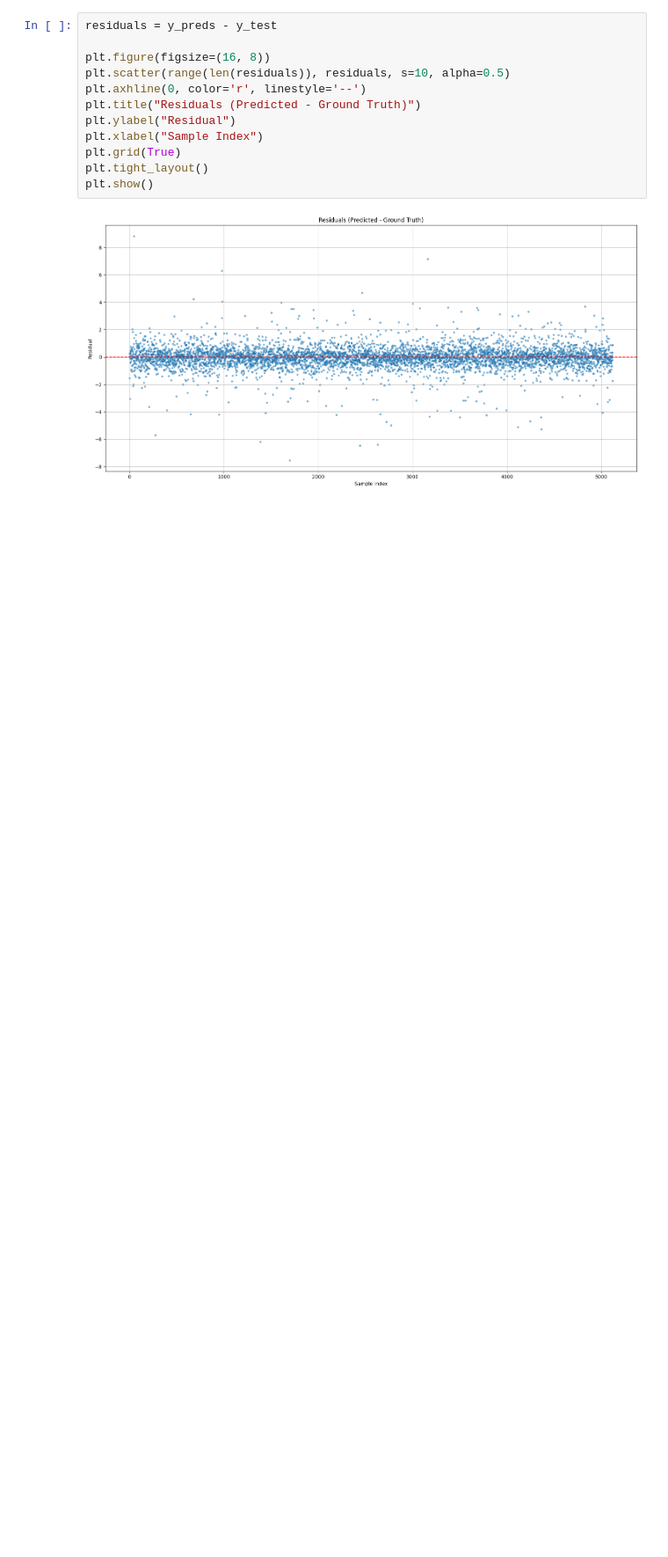
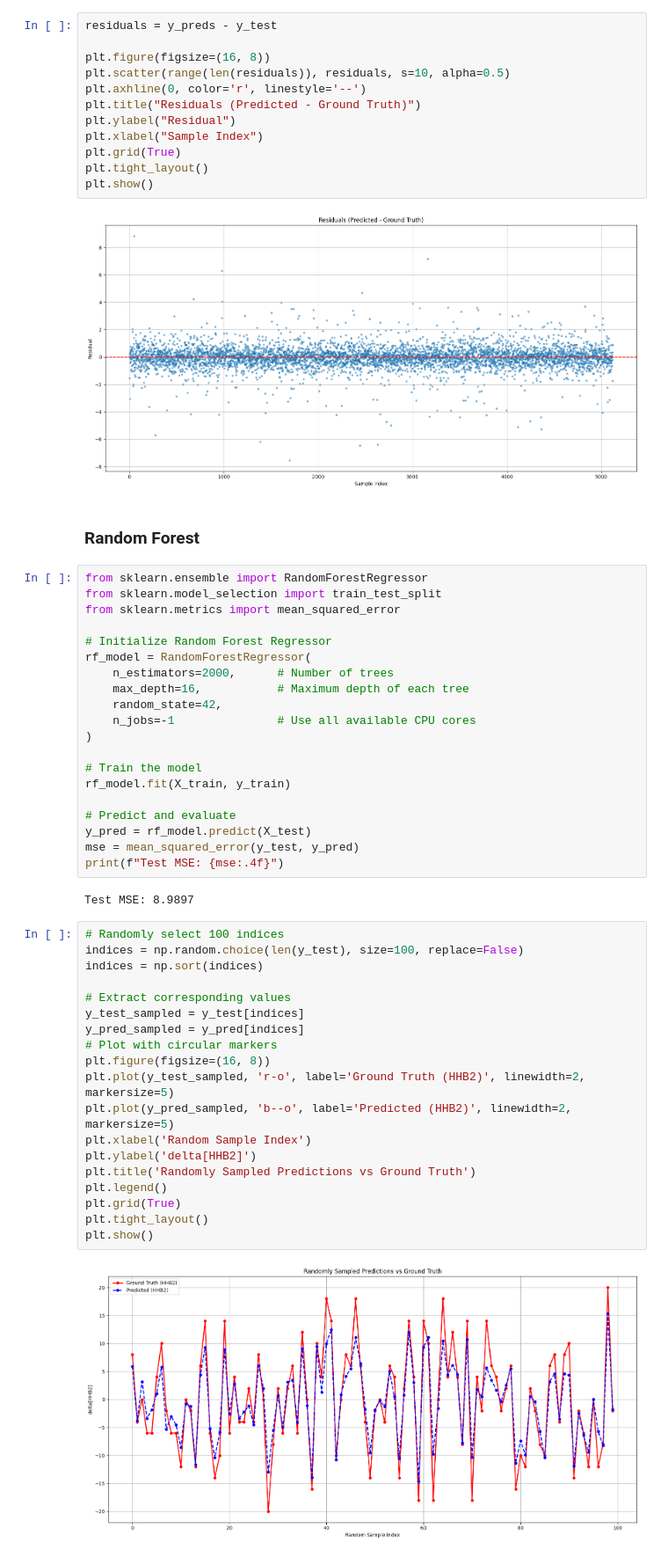
Before and after one commit to HaiyangTa/MCX_bbnirs_simulation_2layer, a Jupyter notebook: Fittings/FD_hhb2_delta.ipynb, the cells around one changed output. Shown at 88% size. Cells and saved outputs as stored; diff of their text form; blank space fills up the shorter version.

```diff
--- a/Fittings/FD_hhb2_delta.ipynb
+++ b/Fittings/FD_hhb2_delta.ipynb
@@ -252,3 +252,48 @@ plt.tight_layout()
 plt.show()
 # %% [output]
 [figure]
+# %% [markdown]
+### Random Forest
+# %%
+from sklearn.ensemble import RandomForestRegressor
+from sklearn.model_selection import train_test_split
+from sklearn.metrics import mean_squared_error
+
+# Initialize Random Forest Regressor
+rf_model = RandomForestRegressor(
+    n_estimators=2000,      # Number of trees
+    max_depth=16,           # Maximum depth of each tree
+    random_state=42,
+    n_jobs=-1               # Use all available CPU cores
+)
+
+# Train the model
+rf_model.fit(X_train, y_train)
+
+# Predict and evaluate
+y_pred = rf_model.predict(X_test)
+mse = mean_squared_error(y_test, y_pred)
+print(f"Test MSE: {mse:.4f}")
+# %% [output]
+Test MSE: 8.9897
+# %%
+# Randomly select 100 indices
+indices = np.random.choice(len(y_test), size=100, replace=False)
+indices = np.sort(indices)
+
+# Extract corresponding values
+y_test_sampled = y_test[indices]
+y_pred_sampled = y_pred[indices]
+# Plot with circular markers
+plt.figure(figsize=(16, 8))
+plt.plot(y_test_sampled, 'r-o', label='Ground Truth (HHB2)', linewidth=2, markersize=5)
+plt.plot(y_pred_sampled, 'b--o', label='Predicted (HHB2)', linewidth=2, markersize=5)
+plt.xlabel('Random Sample Index')
+plt.ylabel('delta[HHB2]')
+plt.title('Randomly Sampled Predictions vs Ground Truth')
+plt.legend()
+plt.grid(True)
+plt.tight_layout()
+plt.show()
+# %% [output]
+[figure, added]
```
Also changed, not shown: parts of 6 cells of this notebook.
